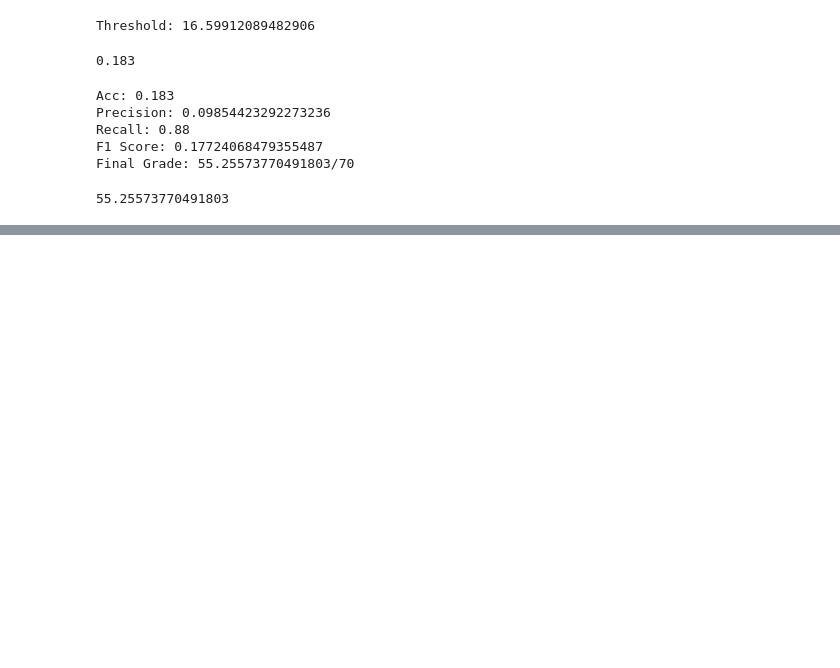
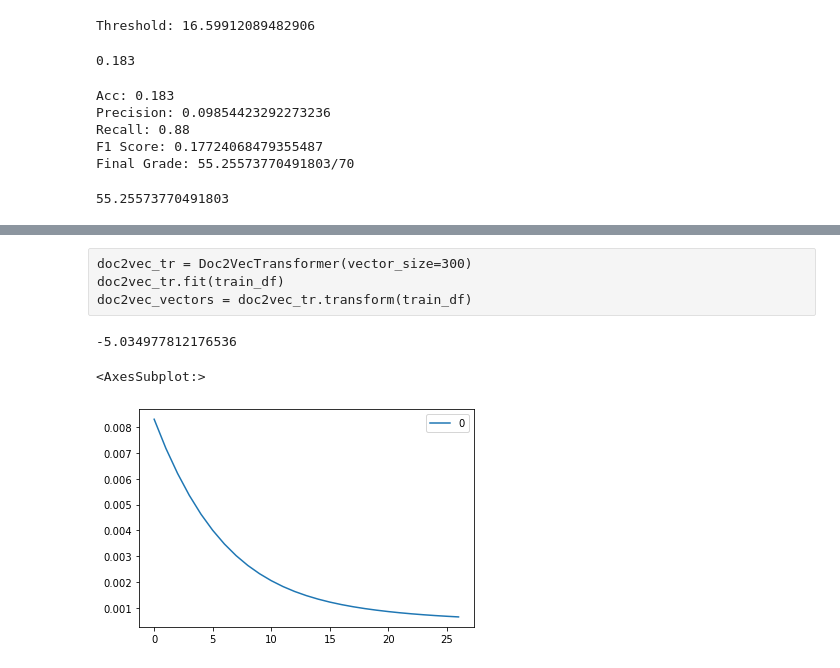
Before and after one commit to tommarz/mdca_challenge, a Jupyter notebook: autoencoder.ipynb, the cells around one changed output, grey strips where cells are left out. Drawn from its saved outputs; the diff is of its cells as text; code cells hidden in the pictures; blank space fills up the shorter version.

```diff
--- a/autoencoder.ipynb
+++ b/autoencoder.ipynb
@@ -391,0 +430,25 @@ Final Grade: 55.25573770491803/70
+# %% [raw]
+doc2vec_tr = Doc2VecTransformer(vector_size=300)
+doc2vec_tr.fit(train_df)
+doc2vec_vectors = doc2vec_tr.transform(train_df)
+# %%
+doc2vec_vectors = embedding_model.wv[train_df]
+# %%
+from sklearn.neural_network import MLPRegressor
+
+auto_encoder = MLPRegressor(hidden_layer_sizes=(
+                                                 64,
+                                                 16,
+                                                 64,
+                                               ))
+auto_encoder.fit(doc2vec_vectors, doc2vec_vectors)
+predicted_vectors = auto_encoder.predict(doc2vec_vectors)
+# %%
+auto_encoder.score(predicted_vectors, doc2vec_vectors)
+# %% [output]
+-5.034977812176536
+# %%
+pd.DataFrame(auto_encoder.loss_curve_).plot()
+# %% [output]
+<AxesSubplot:>
+[figure, added]
```
Also changed, not shown: parts of 4 cells of this notebook, 4 other files.
